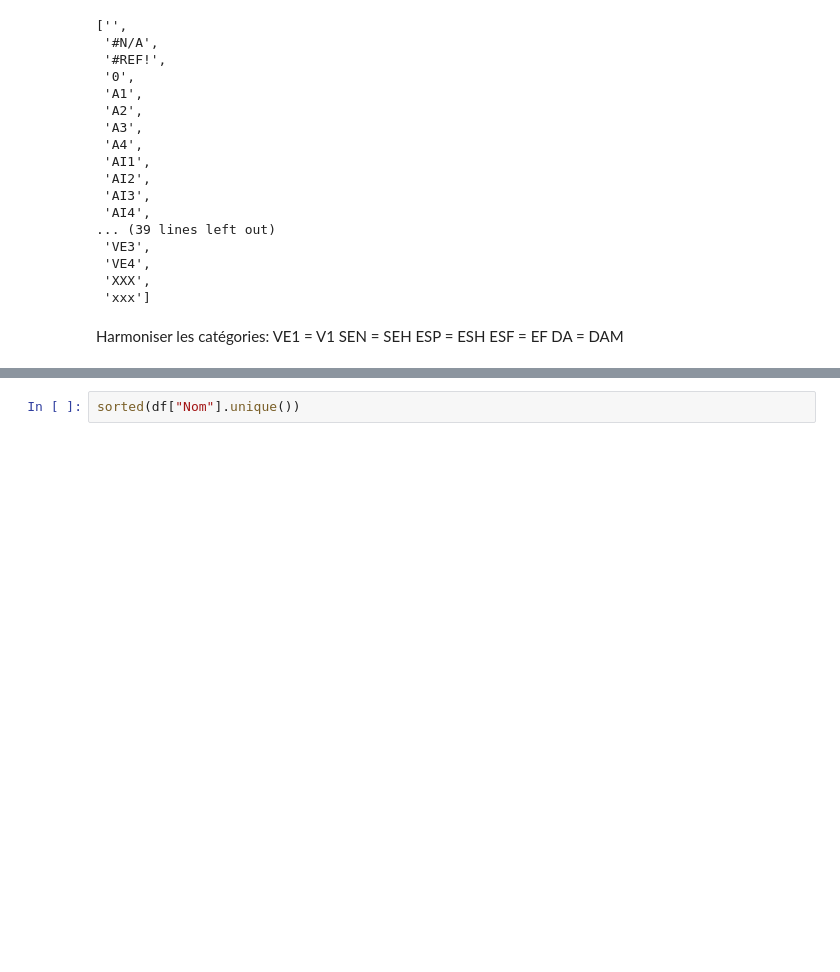
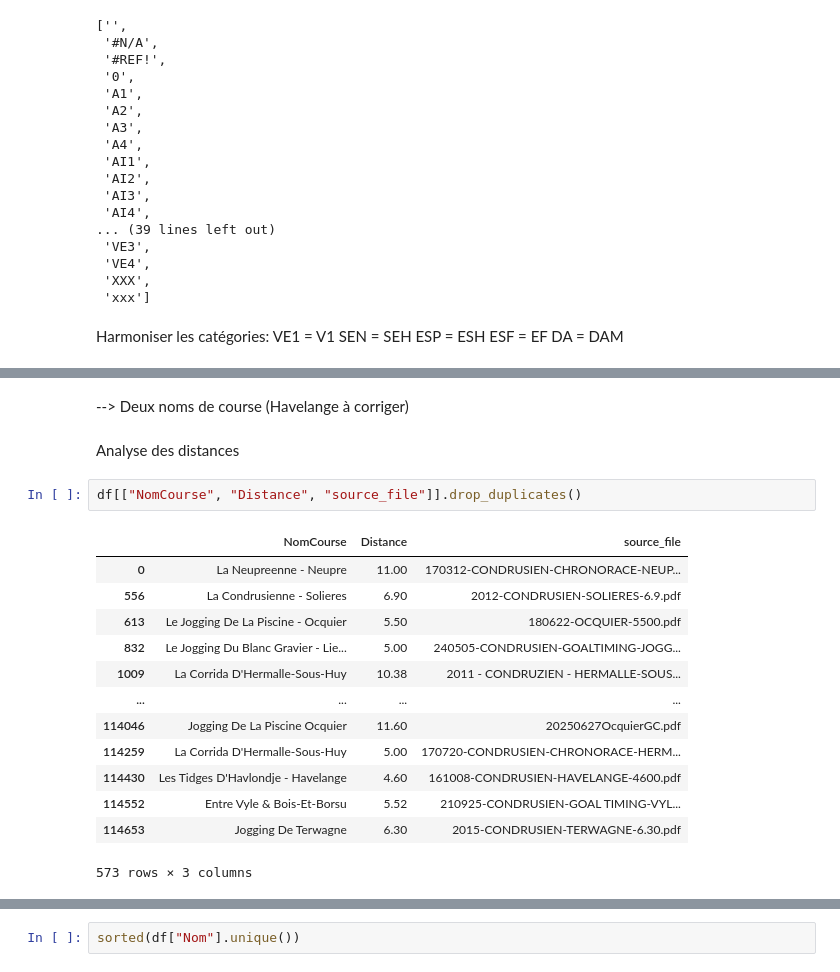
Before and after one commit to ekMi/condrulytics, a Jupyter notebook: notebooks/01_descriptive_analysis.ipynb, the cells around one changed output, grey strips where cells are left out. Drawn from its saved outputs; the diff is of its cells as text; blank space fills up the shorter version.

```diff
--- a/notebooks/01_descriptive_analysis.ipynb
+++ b/notebooks/01_descriptive_analysis.ipynb
@@ -106,0 +149,20 @@ DA = DAM
+# %% [markdown]
+--> Deux noms de course (Havelange à corriger)
+# %% [markdown]
+Analyse des distances
+# %%
+df[["NomCourse", "Distance", "source_file"]].drop_duplicates()
+# %% [output]
+|  | NomCourse | Distance | source_file |
+| 0 | La Neupreenne - Neupre | 11.00 | 170312-CONDRUSIEN-CHRONORACE-NEUP... |
+| 556 | La Condrusienne - Solieres | 6.90 | 2012-CONDRUSIEN-SOLIERES-6.9.pdf |
+| 613 | Le Jogging De La Piscine - Ocquier | 5.50 | 180622-OCQUIER-5500.pdf |
+| 832 | Le Jogging Du Blanc Gravier - Lie... | 5.00 | 240505-CONDRUSIEN-GOALTIMING-JOGG... |
+| 1009 | La Corrida D'Hermalle-Sous-Huy | 10.38 | 2011 - CONDRUZIEN - HERMALLE-SOUS... |
+| ... | ... | ... | ... |
+| 114046 | Jogging De La Piscine Ocquier | 11.60 | 20250627OcquierGC.pdf |
+| 114259 | La Corrida D'Hermalle-Sous-Huy | 5.00 | 170720-CONDRUSIEN-CHRONORACE-HERM... |
+| 114430 | Les Tidges D'Havlondje - Havelange | 4.60 | 161008-CONDRUSIEN-HAVELANGE-4600.pdf |
+| 114552 | Entre Vyle & Bois-Et-Borsu | 5.52 | 210925-CONDRUSIEN-GOAL TIMING-VYL... |
+| 114653 | Jogging De Terwagne | 6.30 | 2015-CONDRUSIEN-TERWAGNE-6.30.pdf |
+573 rows × 3 columns
```
Also changed, not shown: parts of 11 cells of this notebook, 5 other files.
